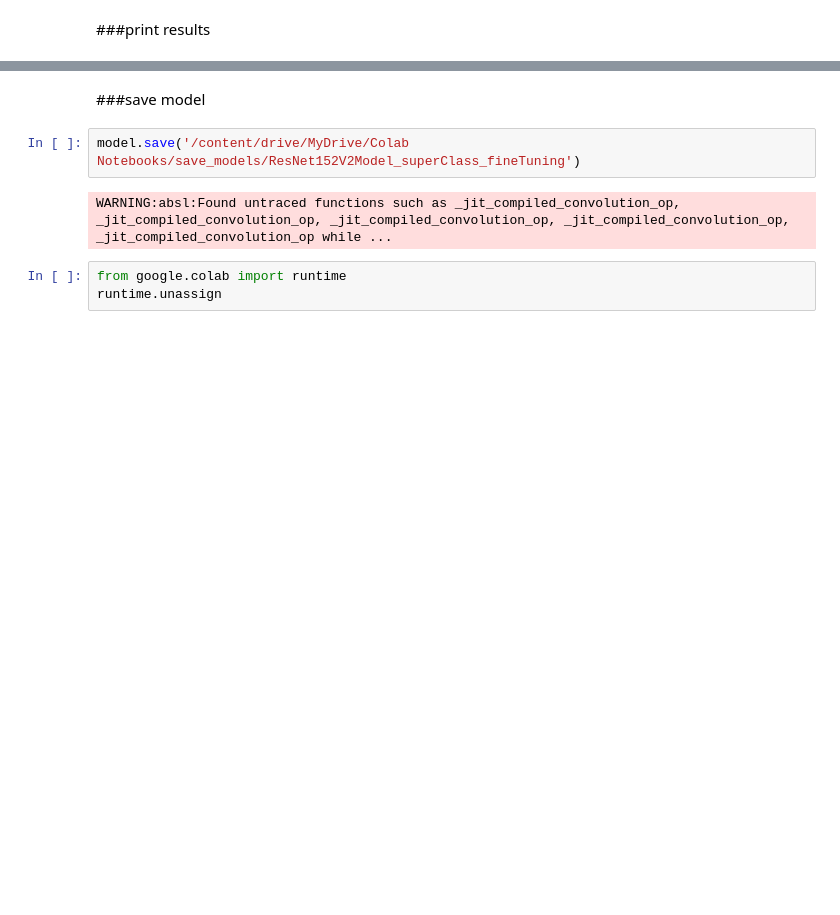
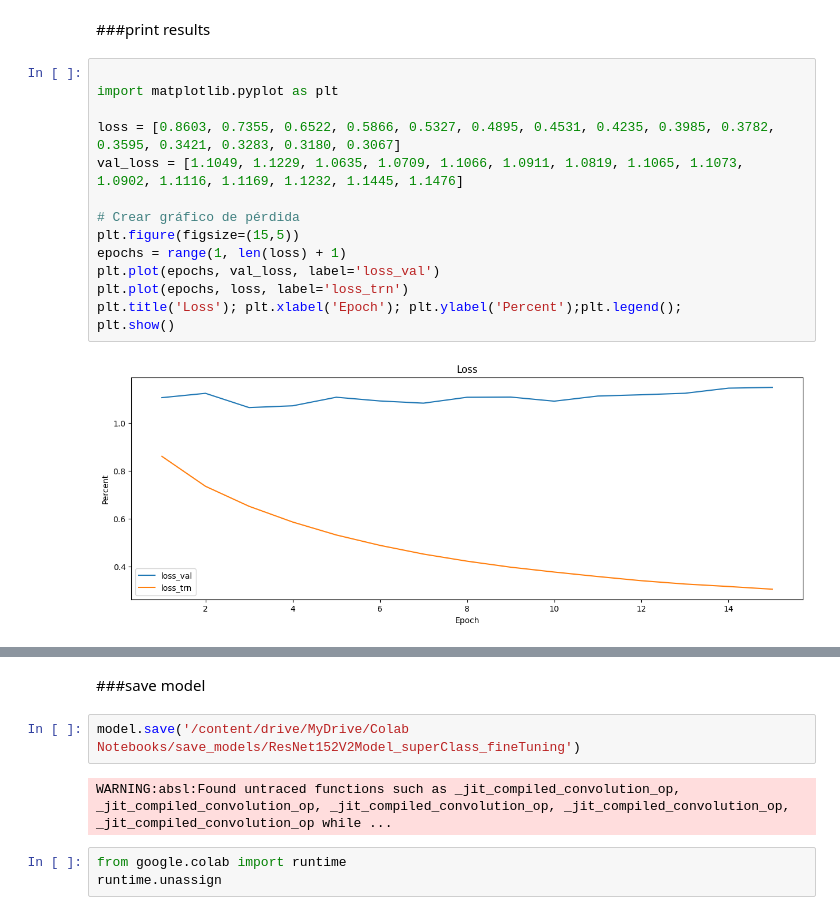
Before and after one commit to TheSmileXiao/TFG, a Jupyter notebook: ResNet152V2.ipynb, the cells around one changed output, grey strips where cells are left out. Cells and saved outputs as stored; diff of their text form; blank space fills up the shorter version.

```diff
--- a/ResNet152V2.ipynb
+++ b/ResNet152V2.ipynb
@@ -469,5 +485,21 @@ Epoch 15/15
 # %% [markdown]
 ###print results
+# %%
+
+import matplotlib.pyplot as plt
+
+loss = [0.8603, 0.7355, 0.6522, 0.5866, 0.5327, 0.4895, 0.4531, 0.4235, 0.3985, 0.3782, 0.3595, 0.3421, 0.3283, 0.3180, 0.3067]
+val_loss = [1.1049, 1.1229, 1.0635, 1.0709, 1.1066, 1.0911, 1.0819, 1.1065, 1.1073, 1.0902, 1.1116, 1.1169, 1.1232, 1.1445, 1.1476]
+
+# Crear gráfico de pérdida
+plt.figure(figsize=(15,5))
+epochs = range(1, len(loss) + 1)
+plt.plot(epochs, val_loss, label='loss_val')
+plt.plot(epochs, loss, label='loss_trn')
+plt.title('Loss'); plt.xlabel('Epoch'); plt.ylabel('Percent');plt.legend();
+plt.show()
+# %% [output]
+[figure, added]
 # %%
 # Construyamos horarios de entrenamiento
 plt.figure(figsize=(15,5))
```
Also changed, not shown: parts of 21 cells of this notebook, 7 other files.
